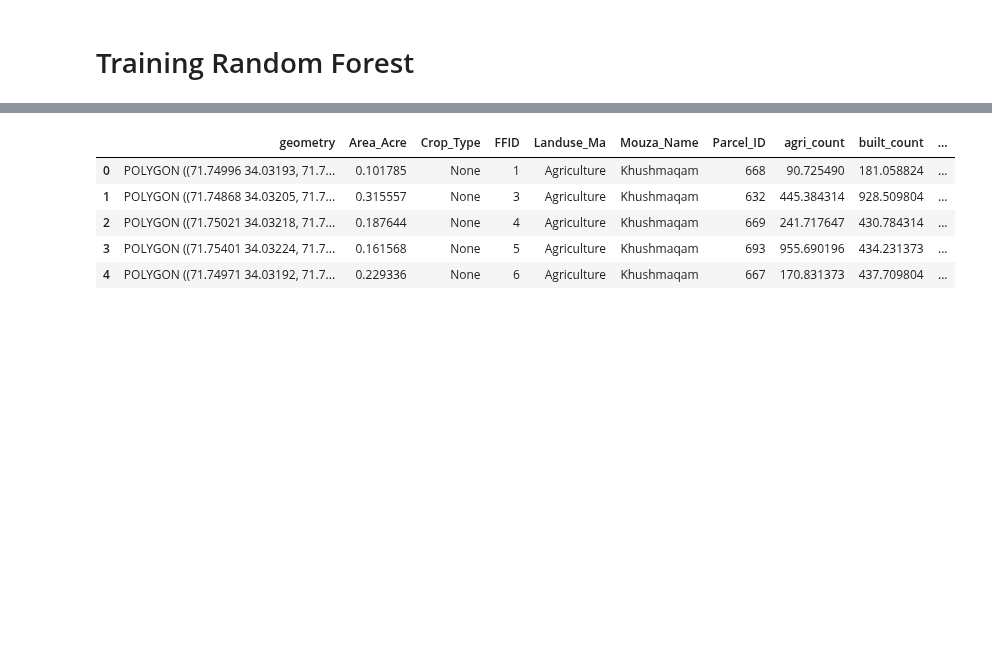
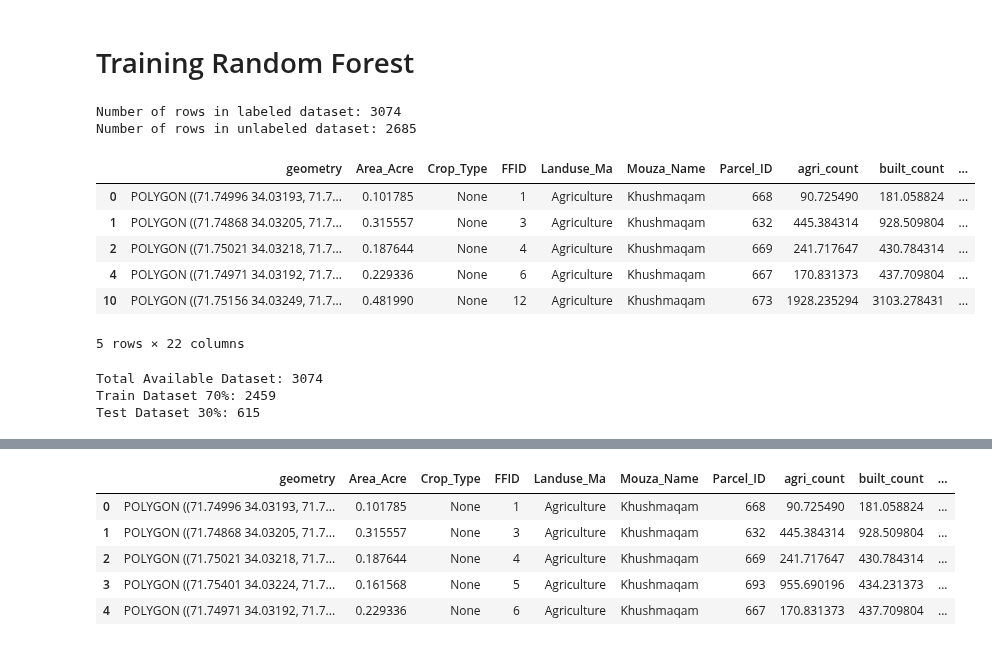
Before and after one commit to code4geoai/gee, a Jupyter notebook: AgricultureParcelsOnly.ipynb, the cells around one changed output, grey strips where cells are left out. Drawn from its saved outputs; the diff is of its cells as text; code cells hidden in the pictures; blank space fills up the shorter version.

```diff
--- a/AgricultureParcelsOnly.ipynb
+++ b/AgricultureParcelsOnly.ipynb
@@ -213,11 +213,11 @@ stats_gdf['pct_built'] = stats_gdf['built_count'] / (stats_gdf['built_count'] +
 stats_gdf['pct_agri']  = stats_gdf['agri_count']  / (stats_gdf['built_count'] + stats_gdf['agri_count'])
 # %%
 def high_confidence_label(row,
-                          ndvi_ag=0.35,     # only very green
+                          ndvi_ag=0.3,     # only very green
                           ui_ag_max=0.05,   # near zero build
                           pa_ag=0.80,       # ≥80% ag cover
-                          ui_non=0.25,      # definitely built
-                          pb_non=0.50       # ≥50% built cover
+                          ui_non=0.15,      # definitely built
+                          pb_non=0.60       # ≥50% built cover
                          ):
     ndvi = row['NDVI']
     ui   = row['UI']
@@ -228,7 +228,7 @@ def high_confidence_label(row,
     if ndvi >= ndvi_ag and ui <= ui_ag_max and pa >= pa_ag:
         return 'Agriculture'
 
-    # HIGH-CONFIDENCE NON-AGRICULTURE
+    # HIGH-CONFIDENCE NON-AGRICULTURE the Non-Agri should either have a structure or builtup pixels % should be more than 50%
     if ui >= ui_non or pb >= pb_non:
         return 'Non-Agriculture'
 
@@ -236,5 +236,11 @@ def high_confidence_label(row,
     return None
 
 stats_gdf['hc_label'] = stats_gdf.apply(high_confidence_label, axis=1)
+print(f"Total Size of Filtered dataset: {len(stats_gdf)}")
+print(f"Hybrid Labels Assigned to: {stats_gdf['hc_label'].notna().sum()}")
+print(f"Total Size of Uncategorized dataset: {stats_gdf['hc_label'].isna().sum()}")
+print("Split Details of Label dataset:")
 print(stats_gdf['hc_label'].value_counts())
+
+# Save the final dataframe to a CSV file
 # %% [output]
@@ -312,5 +326,25 @@ m
 Map(center=[37.5, 70], controls=(ZoomControl(options=['position', 'zoom_in_text', 'zoom_in_title', 'zoom_out_t…
 # %% [markdown]
 # Training Random Forest
+# %%
+# To check how many not null values are there in hc_label column
+
+labeled_dataset = stats_gdf[stats_gdf['hc_label'].notna()].copy()
+unlabeled_dataset = stats_gdf[stats_gdf['hc_label'].isna()].copy()
+
+print(f"Number of rows in labeled dataset: {len(labeled_dataset['hc_label'])}")
+print(f"Number of rows in unlabeled dataset: {len(unlabeled_dataset['hc_label'])}")
+
+labeled_dataset.head()
+# %% [output]
+Number of rows in labeled dataset: 3074
+Number of rows in unlabeled dataset: 2685
+|  | geometry | Area_Acre | Crop_Type | FFID | Landuse_Ma | Mouza_Name | Parcel_ID | agri_count | built_count | ... |
+| 0 | POLYGON ((71.74996 34.03193, 71.7... | 0.101785 | None | 1 | Agriculture | Khushmaqam | 668 | 90.725490 | 181.058824 | ... |
+| 1 | POLYGON ((71.74868 34.03205, 71.7... | 0.315557 | None | 3 | Agriculture | Khushmaqam | 632 | 445.384314 | 928.509804 | ... |
+| 2 | POLYGON ((71.75021 34.03218, 71.7... | 0.187644 | None | 4 | Agriculture | Khushmaqam | 669 | 241.717647 | 430.784314 | ... |
+| 4 | POLYGON ((71.74971 34.03192, 71.7... | 0.229336 | None | 6 | Agriculture | Khushmaqam | 667 | 170.831373 | 437.709804 | ... |
+| 10 | POLYGON ((71.75156 34.03249, 71.7... | 0.481990 | None | 12 | Agriculture | Khushmaqam | 673 | 1928.235294 | 3103.278431 | ... |
+5 rows × 22 columns
 # %%
 # Step 1: Training our model to predct the landuse classes which was not possible manually through high confidence labels.
@@ -330,6 +365,14 @@ X_train,X_test,y_train,y_test = train_test_split(X,y,test_size=0.2,random_state=
 rf= RandomForestClassifier(n_estimators=200, max_depth=15, random_state=42)
 rf.fit(X_train ,y_train) # Training the model
 y_pred = rf.predict(X_test) # Testing the model
+# %%
+print(f"Total Available Dataset: {len(labeled_dataset)}")
+print(f"Train Dataset 70%: {len(X_train)}")
+print(f"Test Dataset 30%: {len(X_test)}")
+# %% [output]
+Total Available Dataset: 3074
+Train Dataset 70%: 2459
+Test Dataset 30%: 615
 # %%
 #Priting classification report and Confusion matrix
 # Evaluate the Performance of the model
```
Also changed, not shown: parts of 10 cells of this notebook, 6 other files.
